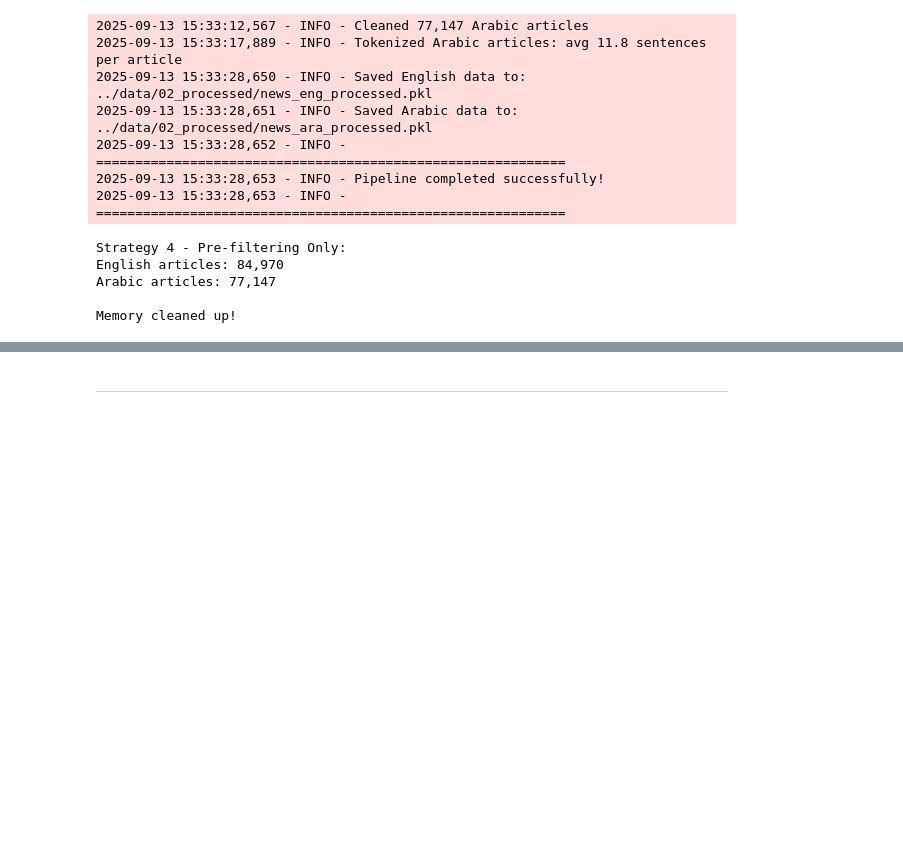
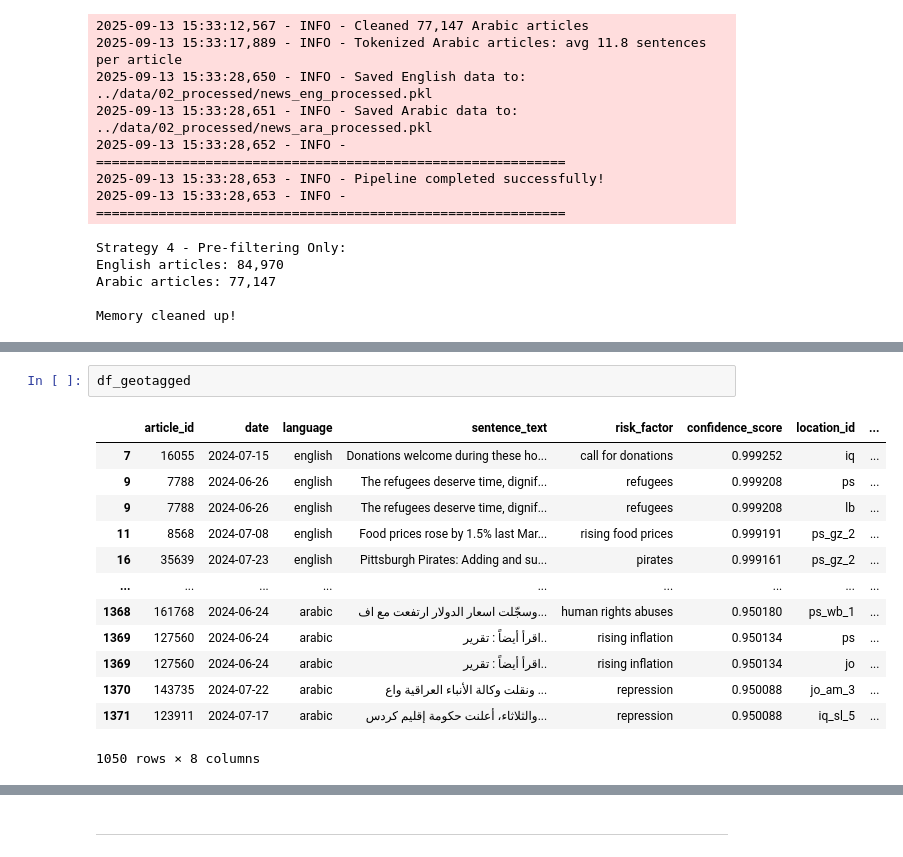
Before and after one commit to AdamPrzychodni/food-crisis-early-warning-system-research, a Jupyter notebook: notebooks/solution_adam_przychodni.ipynb, the cells around one changed output, grey strips where cells are left out. Cells and saved outputs as stored; diff of their text form; blank space fills up the shorter version.

```diff
--- a/notebooks/solution_adam_przychodni.ipynb
+++ b/notebooks/solution_adam_przychodni.ipynb
@@ -2013 +2187,17 @@ KeyboardInterrupt:
+# %%
+df_geotagged
+# %% [output]
+|  | article_id | date | language | sentence_text | risk_factor | confidence_score | location_id | ... |
+| 7 | 16055 | 2024-07-15 | english | Donations welcome during these ho... | call for donations | 0.999252 | iq | ... |
+| 9 | 7788 | 2024-06-26 | english | The refugees deserve time, dignif... | refugees | 0.999208 | ps | ... |
+| 9 | 7788 | 2024-06-26 | english | The refugees deserve time, dignif... | refugees | 0.999208 | lb | ... |
+| 11 | 8568 | 2024-07-08 | english | Food prices rose by 1.5% last Mar... | rising food prices | 0.999191 | ps_gz_2 | ... |
+| 16 | 35639 | 2024-07-23 | english | Pittsburgh Pirates: Adding and su... | pirates | 0.999161 | ps_gz_2 | ... |
+| ... | ... | ... | ... | ... | ... | ... | ... | ... |
+| 1368 | 161768 | 2024-06-24 | arabic | وسجّلت اسعار الدولار ارتفعت مع اف... | human rights abuses | 0.950180 | ps_wb_1 | ... |
+| 1369 | 127560 | 2024-06-24 | arabic | اقرأ أيضاً : تقرير.. | rising inflation | 0.950134 | ps | ... |
+| 1369 | 127560 | 2024-06-24 | arabic | اقرأ أيضاً : تقرير.. | rising inflation | 0.950134 | jo | ... |
+| 1370 | 143735 | 2024-07-22 | arabic | ونقلت وكالة الأنباء العراقية واع ... | repression | 0.950088 | jo_am_3 | ... |
+| 1371 | 123911 | 2024-07-17 | arabic | والثلاثاء، أعلنت حكومة إقليم كردس... | repression | 0.950088 | iq_sl_5 | ... |
+1050 rows × 8 columns
 # %%
```
Also changed, not shown: parts of 9 cells of this notebook.
